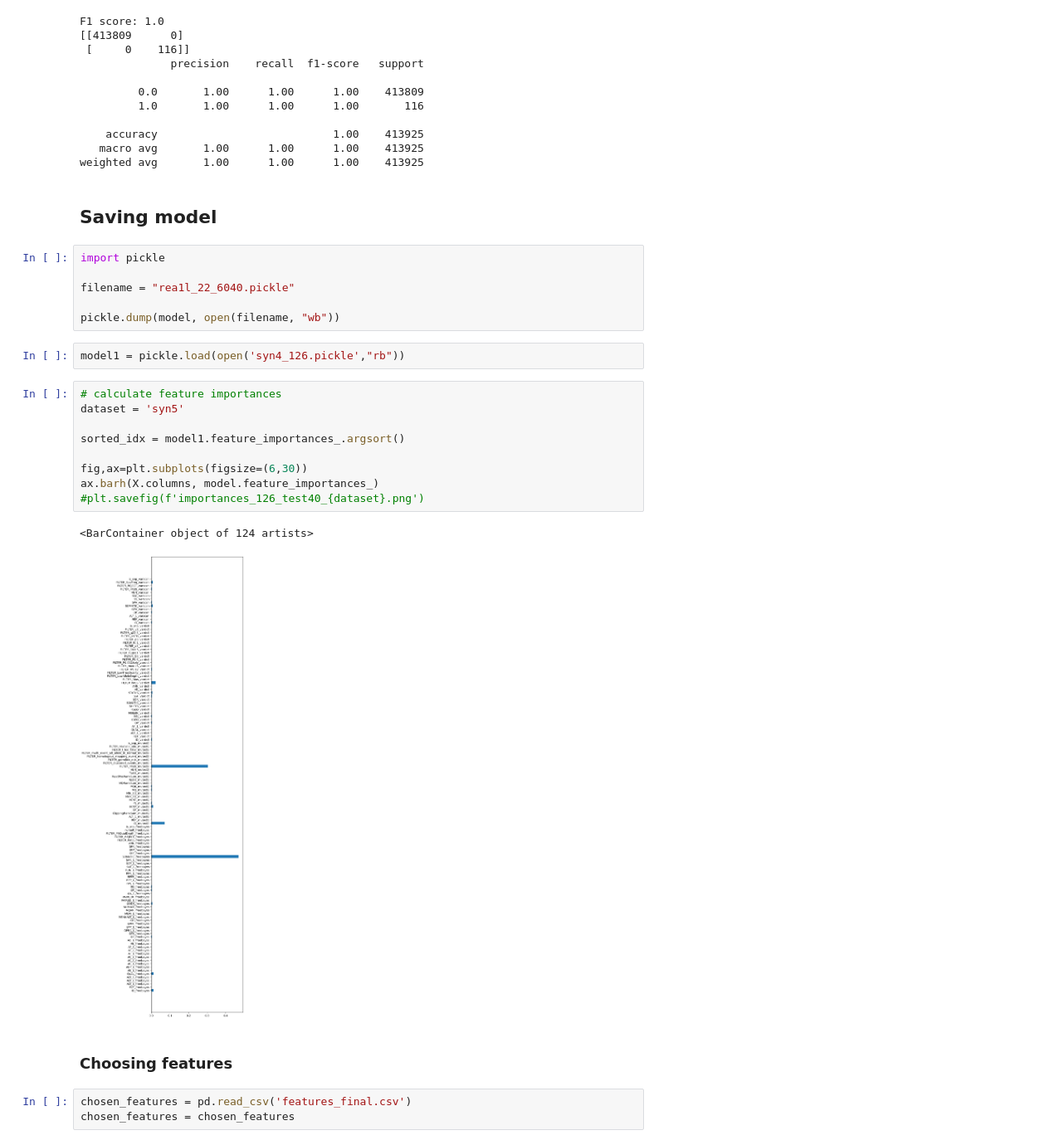
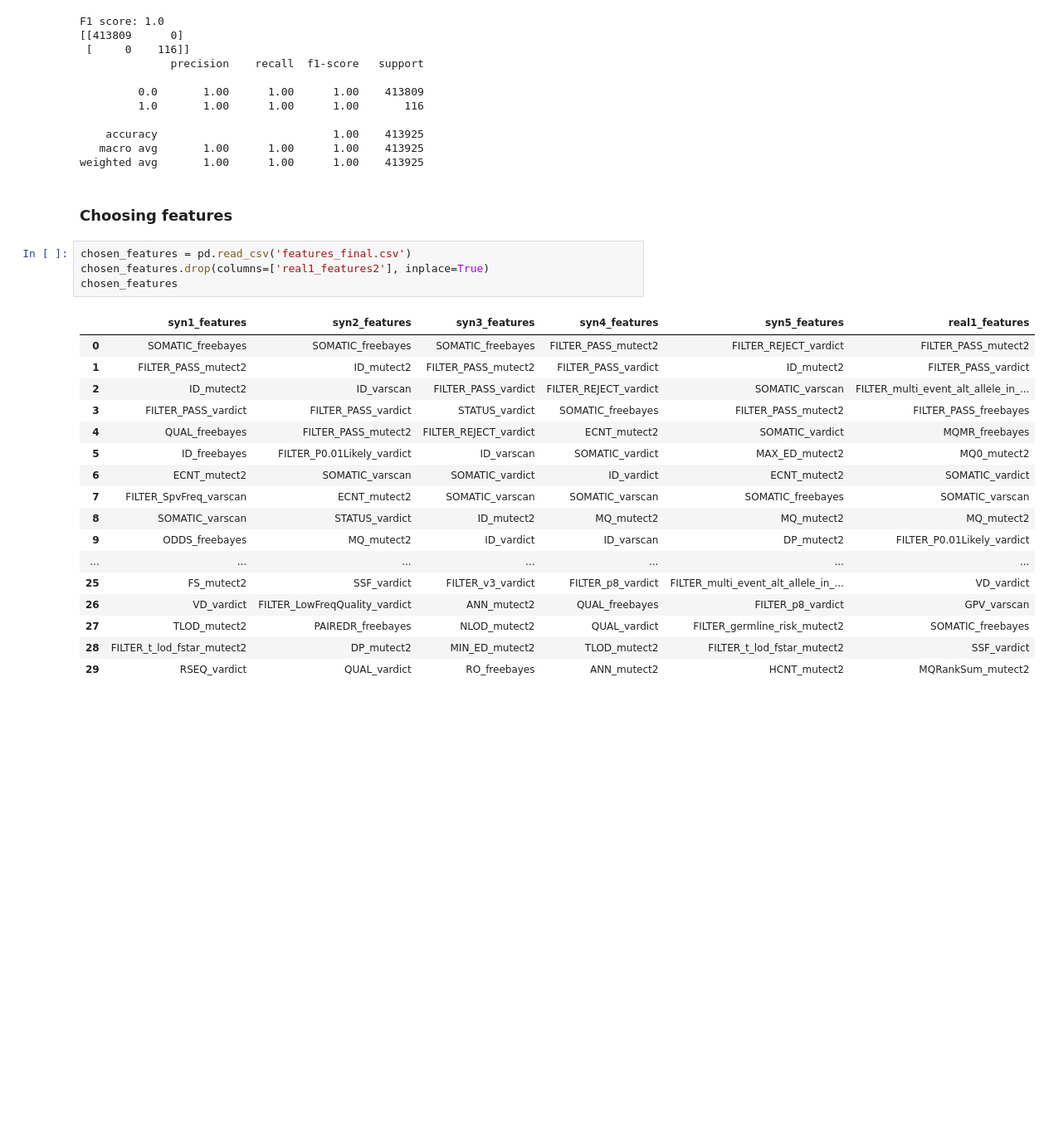
Before and after one commit to TingWeee/SNVcallingAlgo, a Jupyter notebook: GradientBoosting_MoreFeatures.ipynb, the cells around one changed output. Shown at 83% size. Cells and saved outputs as stored; diff of their text form; blank space fills up the shorter version.

```diff
--- a/GradientBoosting_MoreFeatures.ipynb
+++ b/GradientBoosting_MoreFeatures.ipynb
@@ -665,32 +483,29 @@ F1 score: 1.0
     accuracy                           1.00    413925
    macro avg       1.00      1.00      1.00    413925
 weighted avg       1.00      1.00      1.00    413925
-# %% [markdown]
-## Saving model
-# %%
-import pickle
-
-filename = "rea1l_22_6040.pickle"
-
-pickle.dump(model, open(filename, "wb"))
-# %%
-model1 = pickle.load(open('syn4_126.pickle',"rb"))
-# %%
-# calculate feature importances
-dataset = 'syn5'
-
-sorted_idx = model1.feature_importances_.argsort()
-
-fig,ax=plt.subplots(figsize=(6,30))
-ax.barh(X.columns, model.feature_importances_)
-#plt.savefig(f'importances_126_test40_{dataset}.png')
-# %% [output]
-<BarContainer object of 124 artists>
-[figure, removed]
 # %% [markdown]
 ### Choosing features
 # %%
 chosen_features = pd.read_csv('features_final.csv')
-chosen_features = chosen_features
+chosen_features.drop(columns=['real1_features2'], inplace=True)
+chosen_features
+# %% [output]
+|  | syn1_features | syn2_features | syn3_features | syn4_features | syn5_features | real1_features |
+| 0 | SOMATIC_freebayes | SOMATIC_freebayes | SOMATIC_freebayes | FILTER_PASS_mutect2 | FILTER_REJECT_vardict | FILTER_PASS_mutect2 |
+| 1 | FILTER_PASS_mutect2 | ID_mutect2 | FILTER_PASS_mutect2 | FILTER_PASS_vardict | ID_mutect2 | FILTER_PASS_vardict |
+| 2 | ID_mutect2 | ID_varscan | FILTER_PASS_vardict | FILTER_REJECT_vardict | SOMATIC_varscan | FILTER_multi_event_alt_allele_in_... |
+| 3 | FILTER_PASS_vardict | FILTER_PASS_vardict | STATUS_vardict | SOMATIC_freebayes | FILTER_PASS_mutect2 | FILTER_PASS_freebayes |
+| 4 | QUAL_freebayes | FILTER_PASS_mutect2 | FILTER_REJECT_vardict | ECNT_mutect2 | SOMATIC_vardict | MQMR_freebayes |
+| 5 | ID_freebayes | FILTER_P0.01Likely_vardict | ID_varscan | SOMATIC_vardict | MAX_ED_mutect2 | MQ0_mutect2 |
+| 6 | ECNT_mutect2 | SOMATIC_varscan | SOMATIC_vardict | ID_vardict | ECNT_mutect2 | SOMATIC_vardict |
+| 7 | FILTER_SpvFreq_varscan | ECNT_mutect2 | SOMATIC_varscan | SOMATIC_varscan | SOMATIC_freebayes | SOMATIC_varscan |
+| 8 | SOMATIC_varscan | STATUS_vardict | ID_mutect2 | MQ_mutect2 | MQ_mutect2 | MQ_mutect2 |
+| 9 | ODDS_freebayes | MQ_mutect2 | ID_vardict | ID_varscan | DP_mutect2 | FILTER_P0.01Likely_vardict |
+| ... | ... | ... | ... | ... | ... | ... |
+| 25 | FS_mutect2 | SSF_vardict | FILTER_v3_vardict | FILTER_p8_vardict | FILTER_multi_event_alt_allele_in_... | VD_vardict |
+| 26 | VD_vardict | FILTER_LowFreqQuality_vardict | ANN_mutect2 | QUAL_freebayes | FILTER_p8_vardict | GPV_varscan |
+| 27 | TLOD_mutect2 | PAIREDR_freebayes | NLOD_mutect2 | QUAL_vardict | FILTER_germline_risk_mutect2 | SOMATIC_freebayes |
+| 28 | FILTER_t_lod_fstar_mutect2 | DP_mutect2 | MIN_ED_mutect2 | TLOD_mutect2 | FILTER_t_lod_fstar_mutect2 | SSF_vardict |
+| 29 | RSEQ_vardict | QUAL_vardict | RO_freebayes | ANN_mutect2 | HCNT_mutect2 | MQRankSum_mutect2 |
 # %%
 feature_dict = dict({})
```
Also changed, not shown: parts of 62 cells of this notebook.
